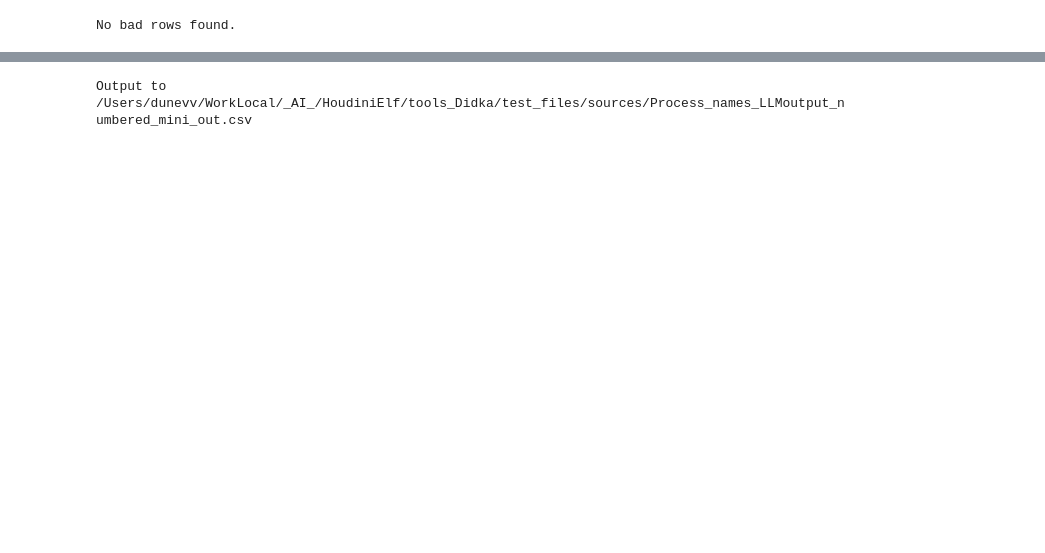
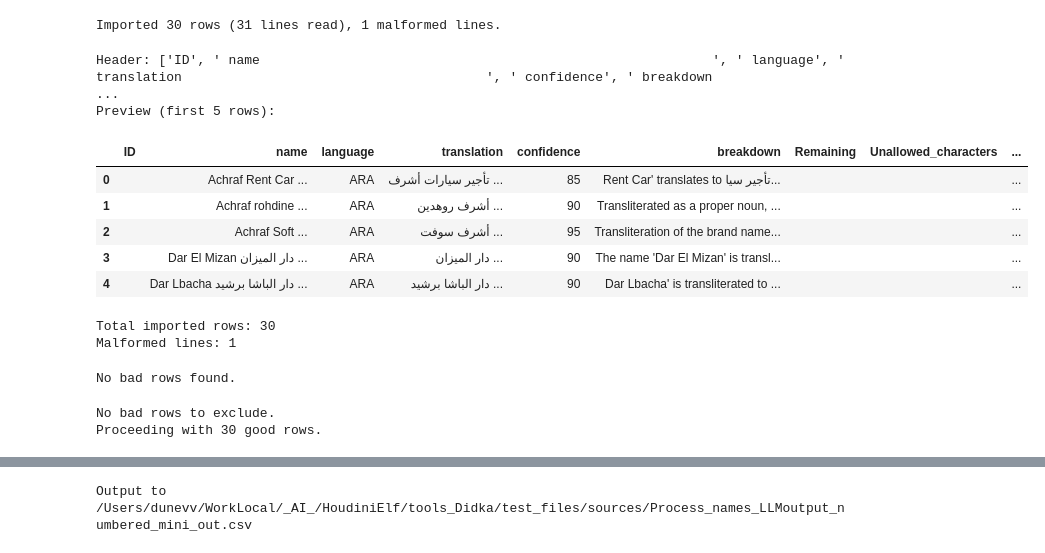
Before and after one commit to be9em0t/HoudiniElf, a Jupyter notebook: tools_Didka/Notebooks/csv_llm_pipeline.ipynb, the cells around one changed output, grey strips where cells are left out. Saved outputs shown, nothing was run; the diff lists cells and outputs as text; code cells hidden in the pictures; blank space fills up the shorter version.

```diff
--- a/tools_Didka/Notebooks/csv_llm_pipeline.ipynb
+++ b/tools_Didka/Notebooks/csv_llm_pipeline.ipynb
@@ -33,2 +45,56 @@ with input_path.open("r", encoding="utf-8", errors="replace") as f:
+# %%
+# Line-by-line import with malformed-line filtering
+import csv
+
+rows = []
+bad_rows = []
+total_lines = 0
+with input_path.open("r", encoding="utf-8", errors="replace") as f:
+    reader = csv.reader(f, delimiter="\t", quotechar='"', escapechar='\\')
+    try:
+        header = next(reader)
+    except StopIteration:
+        header = []
+    for line_number, line in enumerate(reader, start=2):
+        total_lines += 1
+        if len(line) == len(header):
+            rows.append(dict(zip(header, line)))
+        elif len(line) > len(header) and len(line) % len(header) == 0:
+            for i in range(0, len(line), len(header)):
+                subline = line[i:i+len(header)]
+                rows.append(dict(zip(header, subline)))
+        else:
+            bad_rows.append((line_number, line))
+# Summary
+print(f"Imported {len(rows)} rows ({total_lines} lines read), {len(bad_rows)} malformed lines.")
+# %% [output]
+Imported 30 rows (31 lines read), 1 malformed lines.
+# %%
+# Preview and basic stats
+import pandas as pd
+
+expected_columns = header if 'header' in globals() else []
+df = pd.DataFrame(rows)
+print("Header:", expected_columns)
+print("Preview (first 5 rows):")
+display(df.head(5))
+print("Total imported rows:", len(rows))
+print("Malformed lines:", len(bad_rows))
+
+# NBSP count for 'translation' column if present
+if 'translation' in expected_columns:
+    nbsp_count = sum(1 for r in rows if r.get('translation') and '\u00A0' in r.get('translation'))
+    print("Rows with NBSP in 'translation':", nbsp_count)
+# %% [output]
+Header: ['ID', ' name                                                          ', ' language', ' translation                                       ', ' confidence', ' breakdown                         ...
+Preview (first 5 rows):
+|  | ID | name | language | translation | confidence | breakdown | Remaining | Unallowed_characters | ... |
+| 0 |  | Achraf Rent Car ... | ARA | تأجير سيارات أشرف ... | 85 | Rent Car' translates to تأجير سيا... |  |  | ... |
+| 1 |  | Achraf rohdine ... | ARA | أشرف روهدين ... | 90 | Transliterated as a proper noun, ... |  |  | ... |
+| 2 |  | Achraf Soft ... | ARA | أشرف سوفت ... | 95 | Transliteration of the brand name... |  |  | ... |
+| 3 |  | Dar El Mizan دار الميزان ... | ARA | دار الميزان ... | 90 | The name 'Dar El Mizan' is transl... |  |  | ... |
+| 4 |  | Dar Lbacha دار الباشا برشيد ... | ARA | دار الباشا برشيد ... | 90 | Dar Lbacha' is transliterated to ... |  |  | ... |
+Total imported rows: 30
+Malformed lines: 1
 # %%
 #  Import
@@ -53,4 +119,26 @@ else:
     print("No bad rows found.")
 # %% [output]
 No bad rows found.
+# %%
+# Exclude bad rows from further processing
+bad_rows_list = []
+good_rows = []
+for i, row in enumerate(rows):
+    if set(row.keys()) != set(expected_columns):
+        bad_rows_list.append((i, row))
+    else:
+        good_rows.append(row)
+
+if bad_rows_list:
+    print("Excluding bad rows:")
+    for idx, row in bad_rows_list:
+        print(f"Row {idx}: {row}")
+else:
+    print("No bad rows to exclude.")
+
+rows = good_rows
+print(f"Proceeding with {len(rows)} good rows.")
+# %% [output]
+No bad rows to exclude.
+Proceeding with 30 good rows.
 # %%
```
Also changed, not shown: parts of 11 cells of this notebook, 1 other file.
